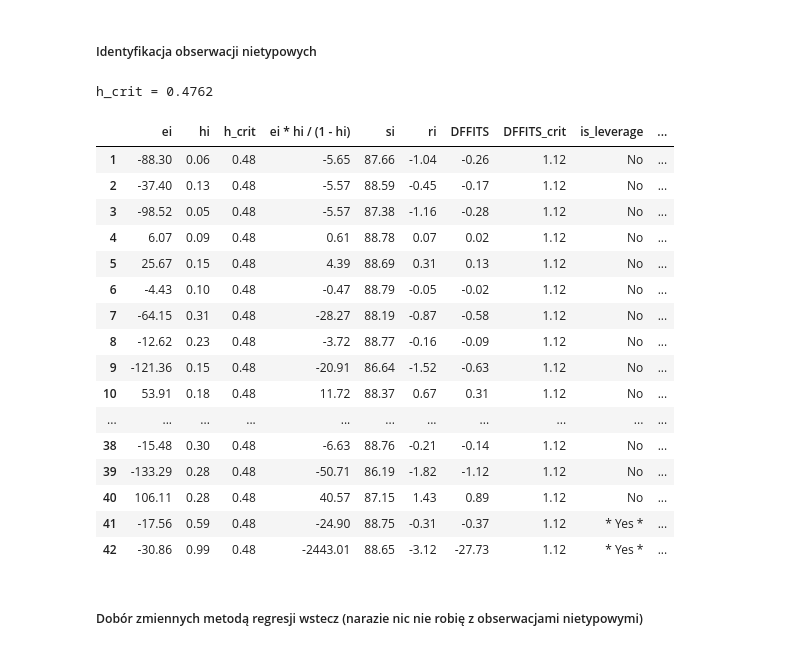
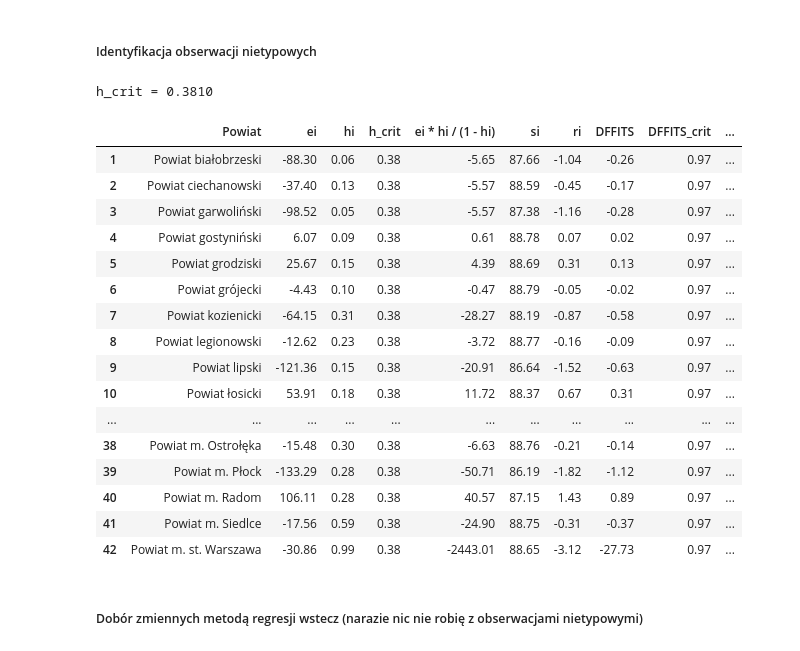
Before and after one commit to Radoslaw-Polak/project_econometry, a Jupyter notebook: projekt.ipynb, the cells around one changed output. Cells and saved outputs as stored; diff of their text form; code cells hidden in the pictures.

```diff
--- a/projekt.ipynb
+++ b/projekt.ipynb
@@ -8,10 +8,10 @@ import seaborn as sns
 # %% [markdown]
 ##### Wczytanie danych
 # %%
-energy_cons_df = pd.read_excel('./data/dane_zuzycie_energii.xlsx', sheet_name='Sheet1')
-energy_cons_df.index = pd.RangeIndex(start=1, stop=43, step=1)
-energy_cons_df.index.name = 'Observation No.'
-energy_cons_df
+df_source = pd.read_excel('./data/dane_zuzycie_energii.xlsx', sheet_name='Sheet1')
+df_source.index = pd.RangeIndex(start=1, stop=43, step=1)
+df_source.index.name = 'Observation No.'
+df_source
 # %% [output]
 |  | Powiat | Y - zużycie energii elektrycznej ... | X1 - przeciętna liczba osób na 1 ... | X2 - ludność na 1 km2 [os/km2] | ... |
 | Observation No. |  |  |  |  | ... |
@@ -32,4 +32,5 @@ energy_cons_df
 | 41 | Powiat m. Siedlce | 678.3 | 2.09 | 2417.5 | ... |
 | 42 | Powiat m. st. Warszawa | 912.2 | 1.73 | 3391.0 | ... |
 # %%
-energy_cons_df = energy_cons_df.drop(columns='Powiat')
+energy_cons_df = df_source.drop(columns='Powiat')
+energy_cons_df
@@ -189,7 +209,10 @@ corr_matrix(energy_cons_df)
 # %% [output]
 [figure]
 # %%
-energy_cons_df = energy_cons_df.drop(columns=['X6', 'X7'])
+try:
+    energy_cons_df = energy_cons_df.drop(columns=['X6', 'X7'])
+except:
+    print("The columns have been dropped already")
 corr_matrix(energy_cons_df)
 # %% [output]
 [figure]
@@ -290,47 +313,48 @@ ols_regressor.resid.values, H.diagonal()
 # %% [markdown]
 ##### Identyfikacja obserwacji nietypowych
 # %%
-table = pd.DataFrame(data={ 'ei': ols_regressor.resid.values,
+table = pd.DataFrame(data={ 'Powiat': df_source['Powiat'],
+                            'ei': ols_regressor.resid.values,
                             'hi': H.diagonal() },
                      index=np.arange( 1, len(H.diagonal()) + 1 ))
-k = 9
+k = X.shape[1] - 1
 n = len(energy_cons_df)
 h_crit = 2 * (k + 1) / n
 print(f'h_crit = {h_crit:.4f}')
 table['h_crit'] = h_crit
 table['ei * hi / (1 - hi)'] = table['ei'] * table['hi'] / (1 - table['hi'])
 
 table['si'] = 0.0
-for i in energy_cons_df.index:
+for i in df_source.index:
     table.loc[i, 'si'] = table.loc[table.index != i, 'ei'].std()
 table['ri'] = table['ei'] / (table['si'] * np.sqrt(1 - table['hi']))
 table['DFFITS'] = table['ri'] * np.sqrt( table['hi'] / (1 - table['hi']) )
 dffits_crit = 2 * np.sqrt((k + 1) / (n - k - 1))
 table['DFFITS_crit'] = dffits_crit
 table['is_leverage'] = np.where( table['hi'] >= h_crit, '* Yes *', 'No' )
 table['is_influence'] = np.where( abs(table['DFFITS']) > dffits_crit, '* Yes *', 'No' )
 table['is_unusual'] = np.where( table['ri'] > 2, '* Yes *', 'No' )
 
 table
 # %% [output]
-h_crit = 0.4762
+h_crit = 0.3810
-|  | ei | hi | h_crit | ei * hi / (1 - hi) | si | ri | DFFITS | DFFITS_crit | is_leverage | ... |
-| 1 | -88.30 | 0.06 | 0.48 | -5.65 | 87.66 | -1.04 | -0.26 | 1.12 | No | ... |
-| 2 | -37.40 | 0.13 | 0.48 | -5.57 | 88.59 | -0.45 | -0.17 | 1.12 | No | ... |
-| 3 | -98.52 | 0.05 | 0.48 | -5.57 | 87.38 | -1.16 | -0.28 | 1.12 | No | ... |
-| 4 | 6.07 | 0.09 | 0.48 | 0.61 | 88.78 | 0.07 | 0.02 | 1.12 | No | ... |
-| 5 | 25.67 | 0.15 | 0.48 | 4.39 | 88.69 | 0.31 | 0.13 | 1.12 | No | ... |
-| 6 | -4.43 | 0.10 | 0.48 | -0.47 | 88.79 | -0.05 | -0.02 | 1.12 | No | ... |
-| 7 | -64.15 | 0.31 | 0.48 | -28.27 | 88.19 | -0.87 | -0.58 | 1.12 | No | ... |
-| 8 | -12.62 | 0.23 | 0.48 | -3.72 | 88.77 | -0.16 | -0.09 | 1.12 | No | ... |
-| 9 | -121.36 | 0.15 | 0.48 | -20.91 | 86.64 | -1.52 | -0.63 | 1.12 | No | ... |
-| 10 | 53.91 | 0.18 | 0.48 | 11.72 | 88.37 | 0.67 | 0.31 | 1.12 | No | ... |
+|  | Powiat | ei | hi | h_crit | ei * hi / (1 - hi) | si | ri | DFFITS | DFFITS_crit | ... |
+| 1 | Powiat białobrzeski | -88.30 | 0.06 | 0.38 | -5.65 | 87.66 | -1.04 | -0.26 | 0.97 | ... |
+| 2 | Powiat ciechanowski | -37.40 | 0.13 | 0.38 | -5.57 | 88.59 | -0.45 | -0.17 | 0.97 | ... |
+| 3 | Powiat garwoliński | -98.52 | 0.05 | 0.38 | -5.57 | 87.38 | -1.16 | -0.28 | 0.97 | ... |
+| 4 | Powiat gostyniński | 6.07 | 0.09 | 0.38 | 0.61 | 88.78 | 0.07 | 0.02 | 0.97 | ... |
+| 5 | Powiat grodziski | 25.67 | 0.15 | 0.38 | 4.39 | 88.69 | 0.31 | 0.13 | 0.97 | ... |
+| 6 | Powiat grójecki | -4.43 | 0.10 | 0.38 | -0.47 | 88.79 | -0.05 | -0.02 | 0.97 | ... |
+| 7 | Powiat kozienicki | -64.15 | 0.31 | 0.38 | -28.27 | 88.19 | -0.87 | -0.58 | 0.97 | ... |
+| 8 | Powiat legionowski | -12.62 | 0.23 | 0.38 | -3.72 | 88.77 | -0.16 | -0.09 | 0.97 | ... |
+| 9 | Powiat lipski | -121.36 | 0.15 | 0.38 | -20.91 | 86.64 | -1.52 | -0.63 | 0.97 | ... |
+| 10 | Powiat łosicki | 53.91 | 0.18 | 0.38 | 11.72 | 88.37 | 0.67 | 0.31 | 0.97 | ... |
 | ... | ... | ... | ... | ... | ... | ... | ... | ... | ... | ... |
-| 38 | -15.48 | 0.30 | 0.48 | -6.63 | 88.76 | -0.21 | -0.14 | 1.12 | No | ... |
-| 39 | -133.29 | 0.28 | 0.48 | -50.71 | 86.19 | -1.82 | -1.12 | 1.12 | No | ... |
-| 40 | 106.11 | 0.28 | 0.48 | 40.57 | 87.15 | 1.43 | 0.89 | 1.12 | No | ... |
-| 41 | -17.56 | 0.59 | 0.48 | -24.90 | 88.75 | -0.31 | -0.37 | 1.12 | * Yes * | ... |
-| 42 | -30.86 | 0.99 | 0.48 | -2443.01 | 88.65 | -3.12 | -27.73 | 1.12 | * Yes * | ... |
+| 38 | Powiat m. Ostrołęka | -15.48 | 0.30 | 0.38 | -6.63 | 88.76 | -0.21 | -0.14 | 0.97 | ... |
+| 39 | Powiat m. Płock | -133.29 | 0.28 | 0.38 | -50.71 | 86.19 | -1.82 | -1.12 | 0.97 | ... |
+| 40 | Powiat m. Radom | 106.11 | 0.28 | 0.38 | 40.57 | 87.15 | 1.43 | 0.89 | 0.97 | ... |
+| 41 | Powiat m. Siedlce | -17.56 | 0.59 | 0.38 | -24.90 | 88.75 | -0.31 | -0.37 | 0.97 | ... |
+| 42 | Powiat m. st. Warszawa | -30.86 | 0.99 | 0.38 | -2443.01 | 88.65 | -3.12 | -27.73 | 0.97 | ... |
 # %% [markdown]
 ##### Dobór zmiennych metodą regresji wstecz (narazie nic nie robię z obserwacjami nietypowymi)
 # %%
```
Also changed, not shown: parts of 56 cells of this notebook, 1 other file.
